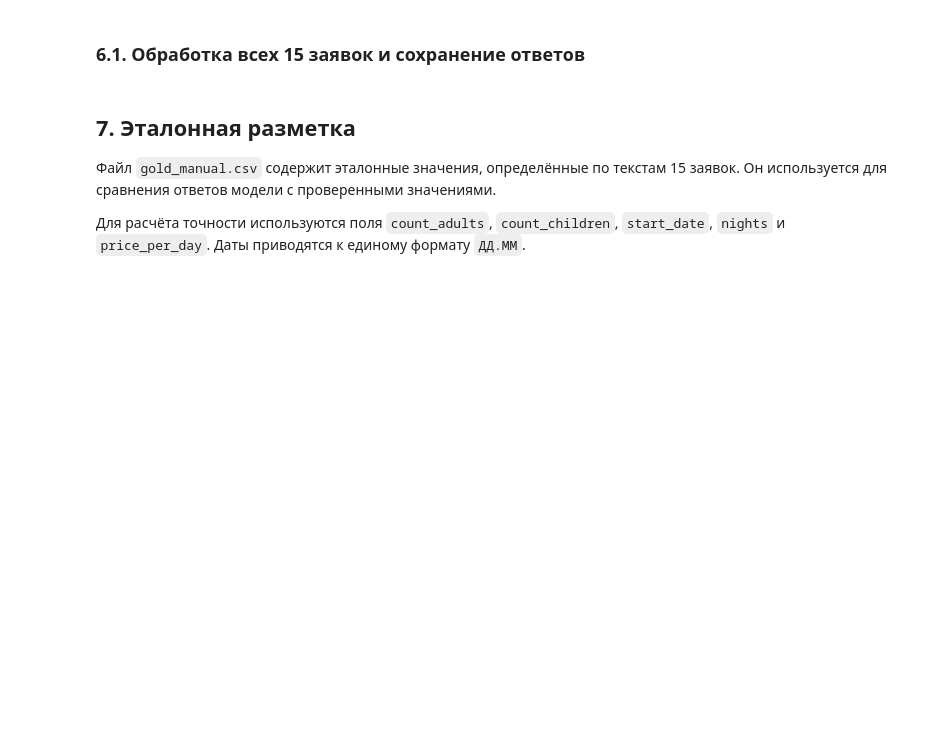
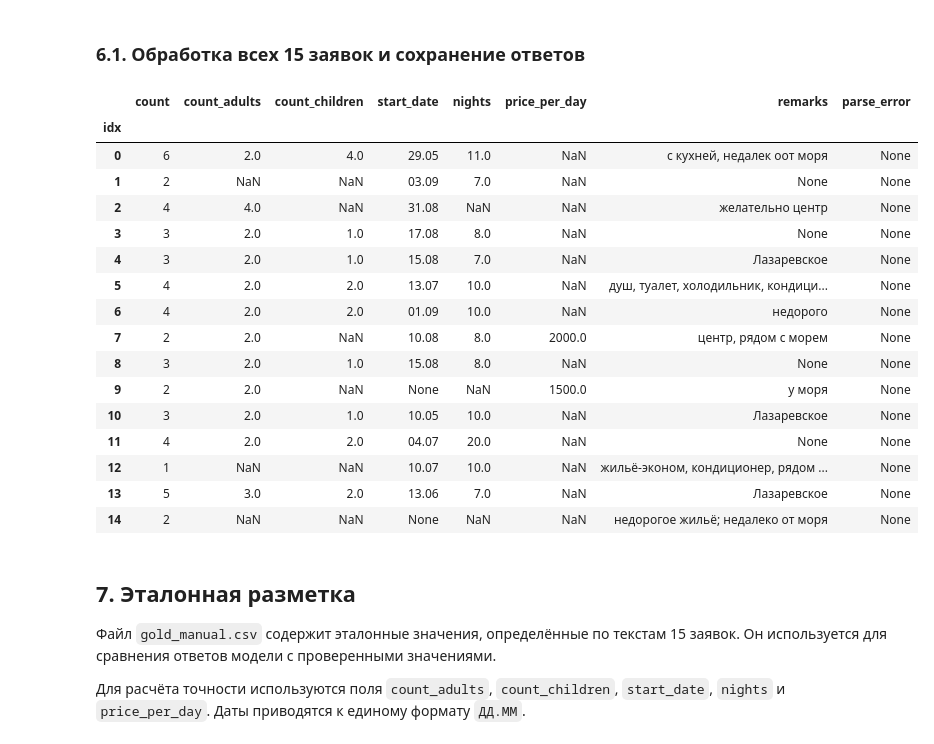
Before and after one commit to D0psi/intro-profession, a Jupyter notebook: llm_work.ipynb, the cells around one changed output. Cells and saved outputs as stored; diff of their text form; code cells hidden in the pictures; blank space fills up the shorter version.

```diff
--- a/llm_work.ipynb
+++ b/llm_work.ipynb
@@ -328,76 +308,52 @@ print(json.dumps(example_result, ensure_ascii=False, indent=2))
 expected_json_keys = [
     "count", "count_adults", "count_children",
     "start_date", "nights", "price_per_day", "remarks"
 ]
 
 rows = []
 for idx, row in df.iterrows():
     try:
         result = chain_json.invoke({"text": row["text"]})
 
         if not isinstance(result, dict):
             raise ValueError("Ответ модели не является JSON-объектом")
 
-        # Сначала проверяем комплектность JSON, затем типы и значения через Pydantic.
+        # Проверяем, что все ожидаемые ключи присутствуют в ответе.
         missing_keys = [key for key in expected_json_keys if key not in result]
         if missing_keys:
             raise ValueError(f"В JSON отсутствуют ключи: {missing_keys}")
 
         result = {key: result[key] for key in expected_json_keys}
-        validated_result = RentalRequestFields.parse_obj(result)
-        result = validated_result.dict()
-
-        # Проверяем логические ограничения, а не только JSON-типы.
-        if result["count"] is not None and result["count"] < 1:
-            raise ValueError("count должен быть положительным числом")
-        for field in ("count_adults", "count_children"):
-            if result[field] is not None and result[field] < 0:
-                raise ValueError(f"{field} не может быть отрицательным")
-        if result["nights"] is not None and result["nights"] < 1:
-            raise ValueError("nights должен быть положительным числом")
-        if result["price_per_day"] is not None and result["price_per_day"] < 0:
-            raise ValueError("price_per_day не может быть отрицательной")
-
-        adults = result["count_adults"]
-        children = result["count_children"]
-        total_people = result["count"]
-        if (
-            total_people is not None
-            and adults is not None
-            and children is not None
-            and total_people != adults + children
-        ):
-            raise ValueError("count не совпадает с суммой count_adults и count_children")
-
-        start_date = result["start_date"]
-        if start_date is not None:
-            if re.fullmatch(r"\d{2}\.\d{2}", start_date) is None:
-                raise ValueError("start_date должен иметь формат ДД.ММ")
-            try:
-                datetime.strptime(f"{start_date}.2000", "%d.%m.%Y")
-            except ValueError as date_error:
-                raise ValueError("start_date содержит некорректную календарную дату") from date_error
-
         result["parse_error"] = None
 
     except Exception as error:
         result = {key: None for key in expected_json_keys}
         result["parse_error"] = str(error)
 
     result["idx"] = idx
     rows.append(result)
 
 df_json = pd.DataFrame(rows).set_index("idx")
-
-if len(df_json) != 15:
-    raise ValueError(f"Ожидалось 15 результатов, получено {len(df_json)}.")
-if df_json.index.has_duplicates:
-    raise ValueError("В результатах обнаружены повторяющиеся индексы заявок.")
-
 df_json.to_csv("llm_extracted.csv", encoding="utf-8-sig")
-print(f"Сохранено результатов: {len(df_json)}")
-print(f"Ошибок разбора или Pydantic-валидации: {df_json['parse_error'].notna().sum()}")
 display(df_json)
+# %% [output]
+|  | count | count_adults | count_children | start_date | nights | price_per_day | remarks | parse_error |
+| idx |  |  |  |  |  |  |  |  |
+| 0 | 6 | 2.0 | 4.0 | 29.05 | 11.0 | NaN | с кухней, недалек оот моря | None |
+| 1 | 2 | NaN | NaN | 03.09 | 7.0 | NaN | None | None |
+| 2 | 4 | 4.0 | NaN | 31.08 | NaN | NaN | желательно центр | None |
+| 3 | 3 | 2.0 | 1.0 | 17.08 | 8.0 | NaN | None | None |
+| 4 | 3 | 2.0 | 1.0 | 15.08 | 7.0 | NaN | Лазаревское | None |
+| 5 | 4 | 2.0 | 2.0 | 13.07 | 10.0 | NaN | душ, туалет, холодильник, кондици... | None |
+| 6 | 4 | 2.0 | 2.0 | 01.09 | 10.0 | NaN | недорого | None |
+| 7 | 2 | 2.0 | NaN | 10.08 | 8.0 | 2000.0 | центр, рядом с морем | None |
+| 8 | 3 | 2.0 | 1.0 | 15.08 | 8.0 | NaN | None | None |
+| 9 | 2 | 2.0 | NaN | None | NaN | 1500.0 | у моря | None |
+| 10 | 3 | 2.0 | 1.0 | 10.05 | 10.0 | NaN | Лазаревское | None |
+| 11 | 4 | 2.0 | 2.0 | 04.07 | 20.0 | NaN | None | None |
+| 12 | 1 | NaN | NaN | 10.07 | 10.0 | NaN | жильё-эконом, кондиционер, рядом ... | None |
+| 13 | 5 | 3.0 | 2.0 | 13.06 | 7.0 | NaN | Лазаревское | None |
+| 14 | 2 | NaN | NaN | None | NaN | NaN | недорогое жильё; недалеко от моря | None |
 # %% [markdown]
 ## 7. Эталонная разметка
 
```
Also changed, not shown: parts of 4 cells of this notebook.
